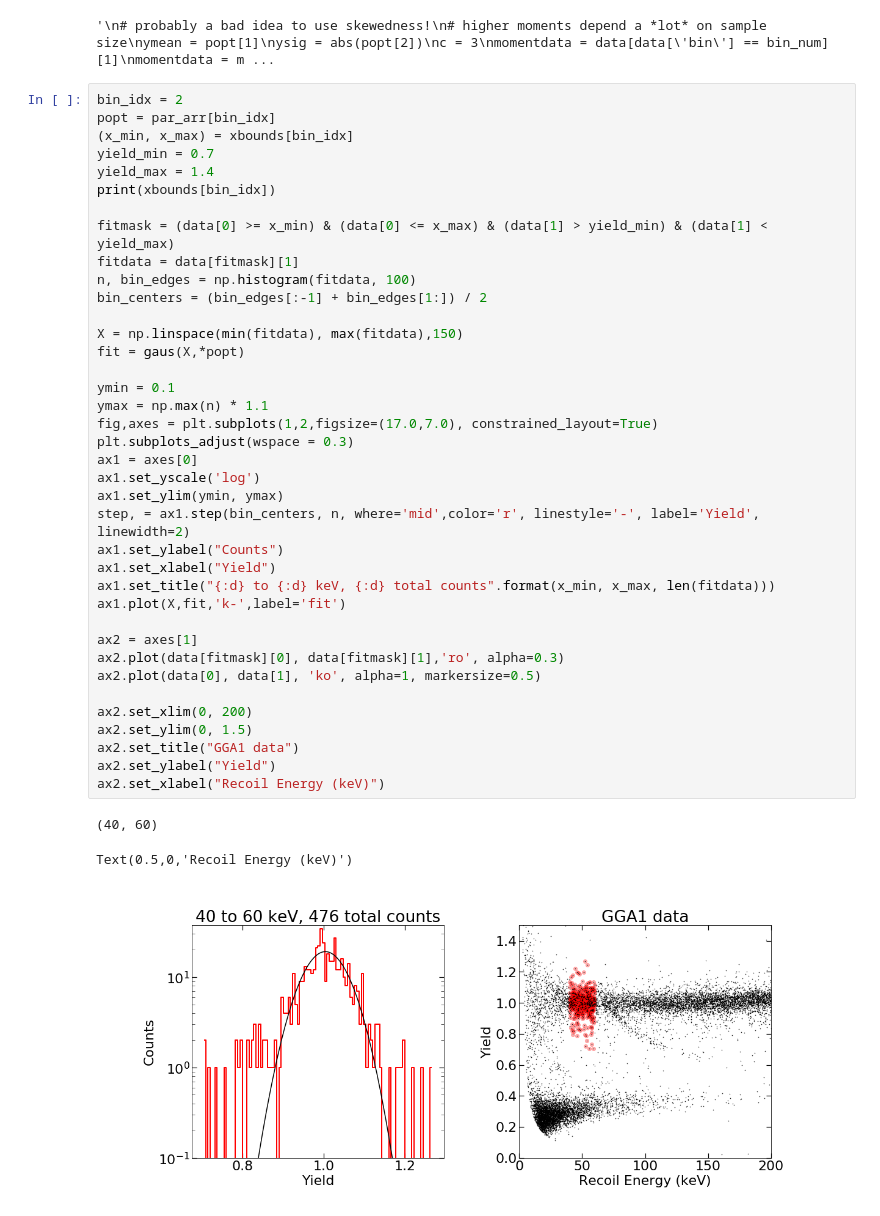
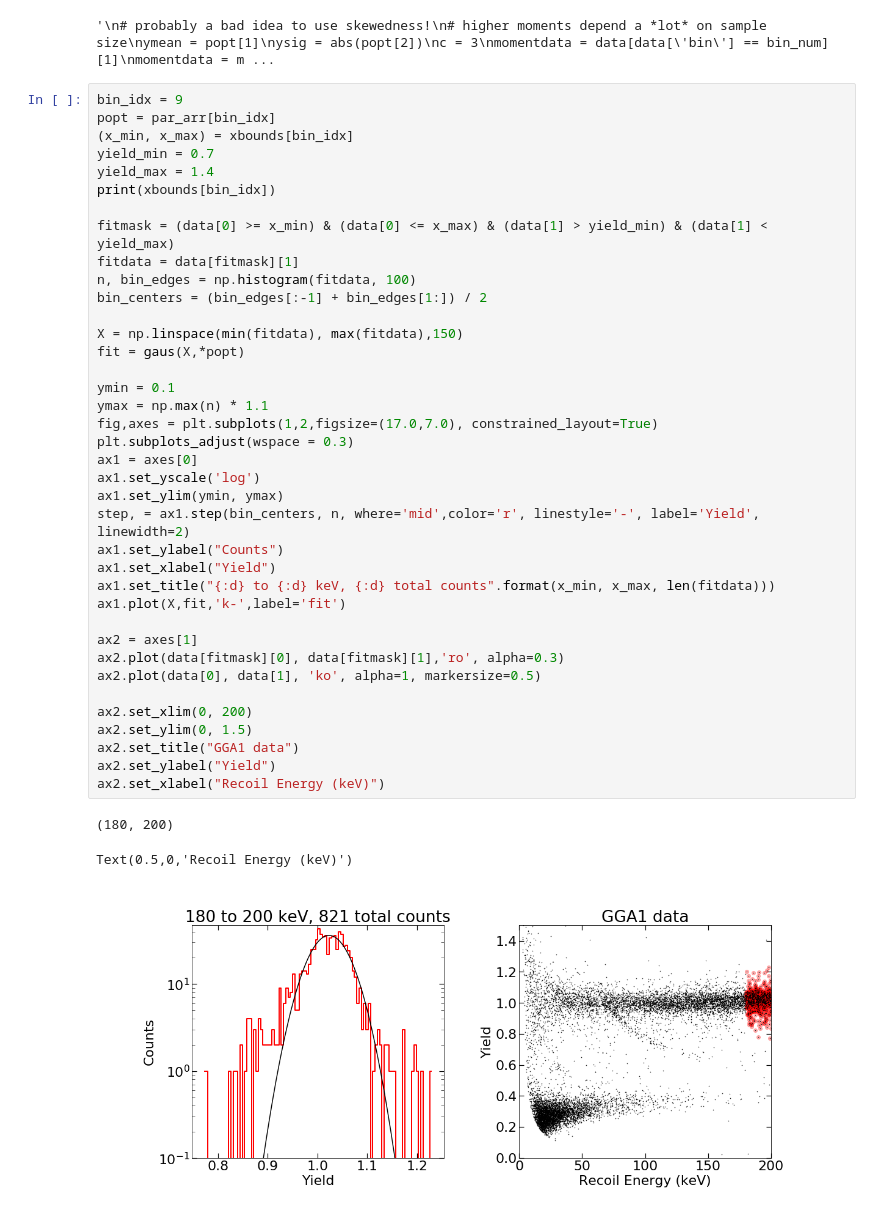
Before and after one commit to villaa/nrFano_Constraint, a Jupyter notebook: Edelweiss_data/GGA1_ER_distributions.ipynb, the cells around one changed output. Cells and saved outputs as stored; diff of their text form.

```diff
--- a/Edelweiss_data/GGA1_ER_distributions.ipynb
+++ b/Edelweiss_data/GGA1_ER_distributions.ipynb
@@ -155,7 +155,7 @@ print ("moment:", moment(momentdata, moment=1), moment(momentdata, moment=2), mo
 [(0, 20), (20, 40), (40, 60), (60, 80), (80, 100), (100, 120), (120, 140), (140, 160), (160, 180), (180, 200)]
 '\n# probably a bad idea to use skewedness!\n# higher moments depend a *lot* on sample size\nymean = popt[1]\nysig = abs(popt[2])\nc = 3\nmomentdata = data[data[\'bin\'] == bin_num][1]\nmomentdata = m ...
 # %%
-bin_idx = 2
+bin_idx = 9
 popt = par_arr[bin_idx]
 (x_min, x_max) = xbounds[bin_idx]
 yield_min = 0.7
@@ -167,32 +167,32 @@ fitdata = data[fitmask][1]
 n, bin_edges = np.histogram(fitdata, 100)
 bin_centers = (bin_edges[:-1] + bin_edges[1:]) / 2
 
 X = np.linspace(min(fitdata), max(fitdata),150)
 fit = gaus(X,*popt)
 
 ymin = 0.1
 ymax = np.max(n) * 1.1
 fig,axes = plt.subplots(1,2,figsize=(17.0,7.0), constrained_layout=True)
 plt.subplots_adjust(wspace = 0.3)
 ax1 = axes[0]
 ax1.set_yscale('log')
 ax1.set_ylim(ymin, ymax)
 step, = ax1.step(bin_centers, n, where='mid',color='r', linestyle='-', label='Yield', linewidth=2)
 ax1.set_ylabel("Counts")
 ax1.set_xlabel("Yield")
 ax1.set_title("{:d} to {:d} keV, {:d} total counts".format(x_min, x_max, len(fitdata)))
 ax1.plot(X,fit,'k-',label='fit')
 
 ax2 = axes[1]
 ax2.plot(data[fitmask][0], data[fitmask][1],'ro', alpha=0.3)
 ax2.plot(data[0], data[1], 'ko', alpha=1, markersize=0.5)
 
 ax2.set_xlim(0, 200)
 ax2.set_ylim(0, 1.5)
 ax2.set_title("GGA1 data")
 ax2.set_ylabel("Yield")
 ax2.set_xlabel("Recoil Energy (keV)")
 # %% [output]
-(40, 60)
+(180, 200)
 Text(0.5,0,'Recoil Energy (keV)')
-[figure, old version]
+[figure, new version]
```
Also changed, not shown: 1 other file.
